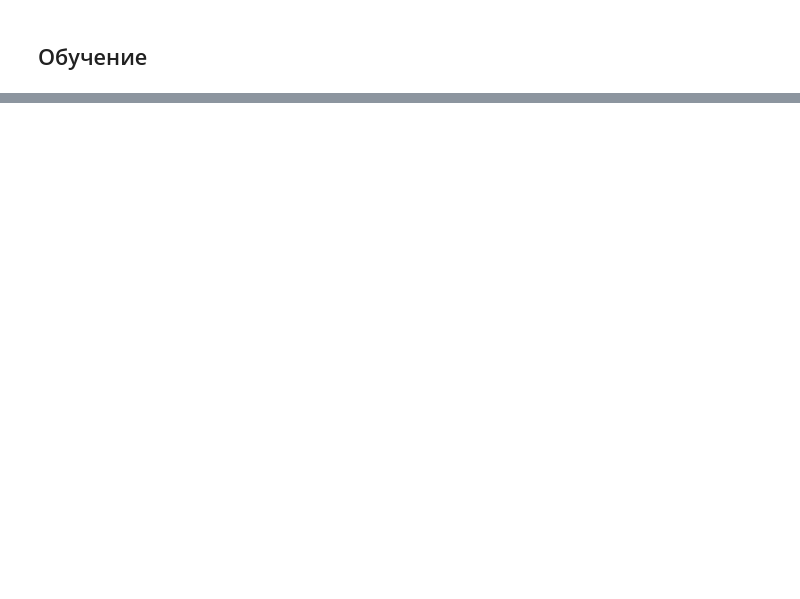
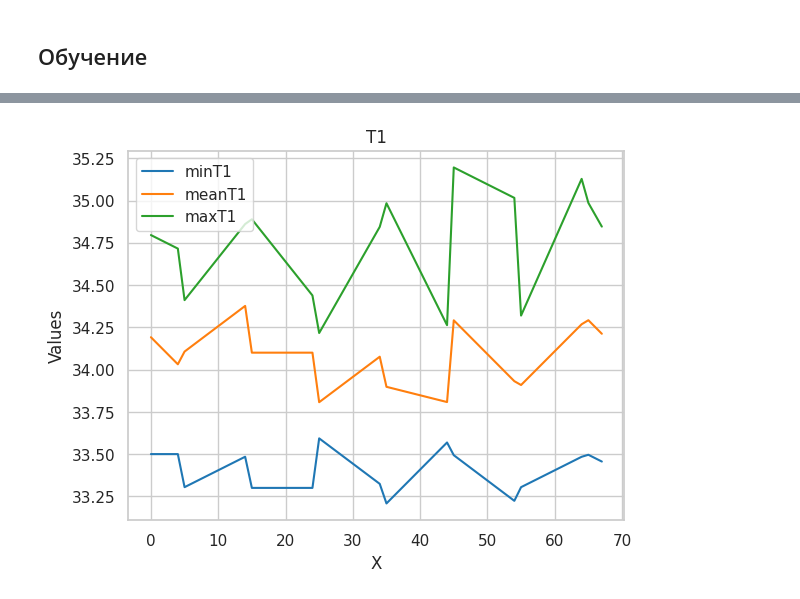
Before and after one commit to Syrenny/chicken_entropy, a Jupyter notebook: test.ipynb, the cells around one changed output, grey strips where cells are left out. Saved outputs shown, nothing was run; the diff lists cells and outputs as text; code cells hidden in the pictures; blank space fills up the shorter version.

```diff
--- a/test.ipynb
+++ b/test.ipynb
@@ -343,0 +302,8 @@ class Chicken_Entropy():
+# %%
+# Создаем набор данных
+x_axis = np.arange(0, duration)
+
+# Вызываем функцию для построения графика
+plot_series('T1', x_axis, series_list=df.loc[:, ['minT1', 'meanT1', 'maxT1']])
+# %% [output]
+[figure, added]
```
Also changed, not shown: parts of 18 cells of this notebook, 1 other file.
